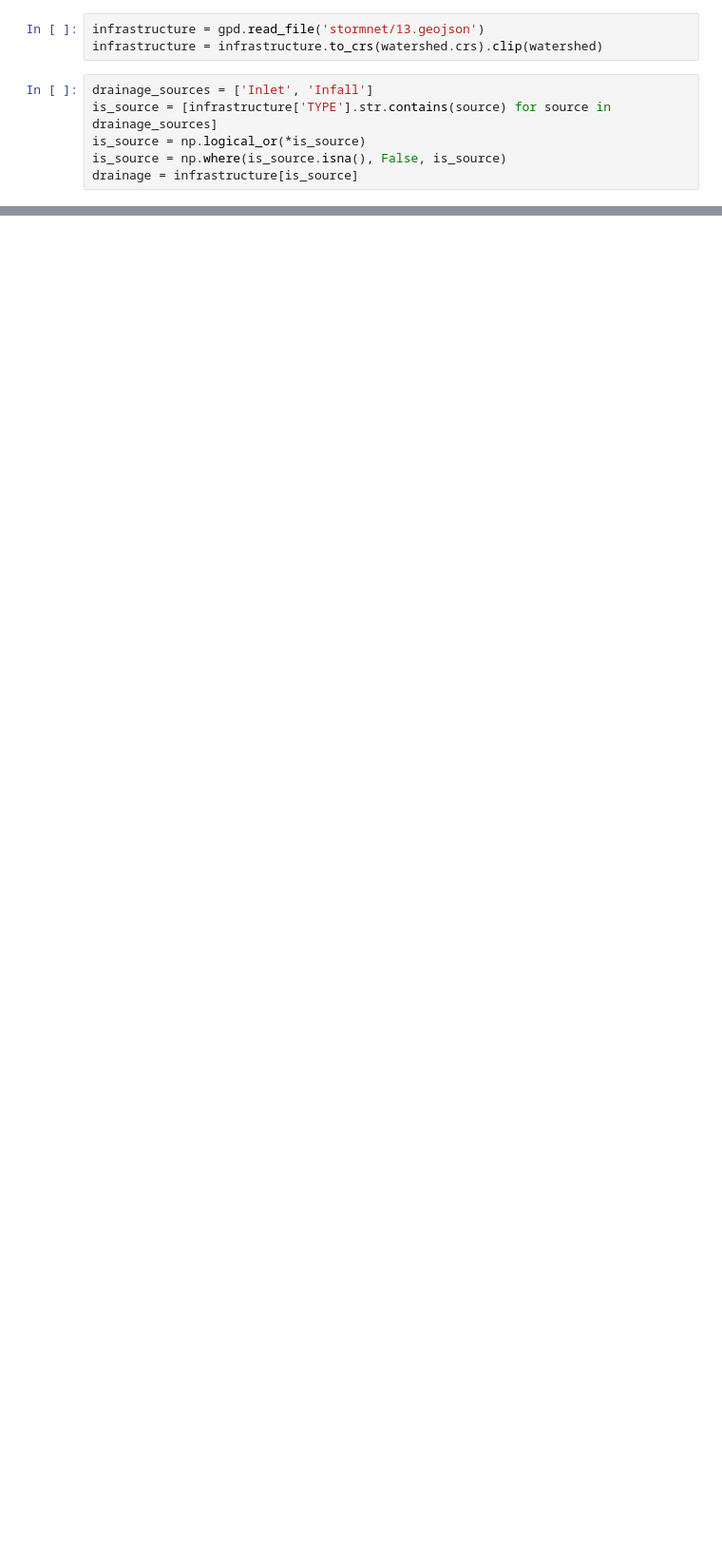
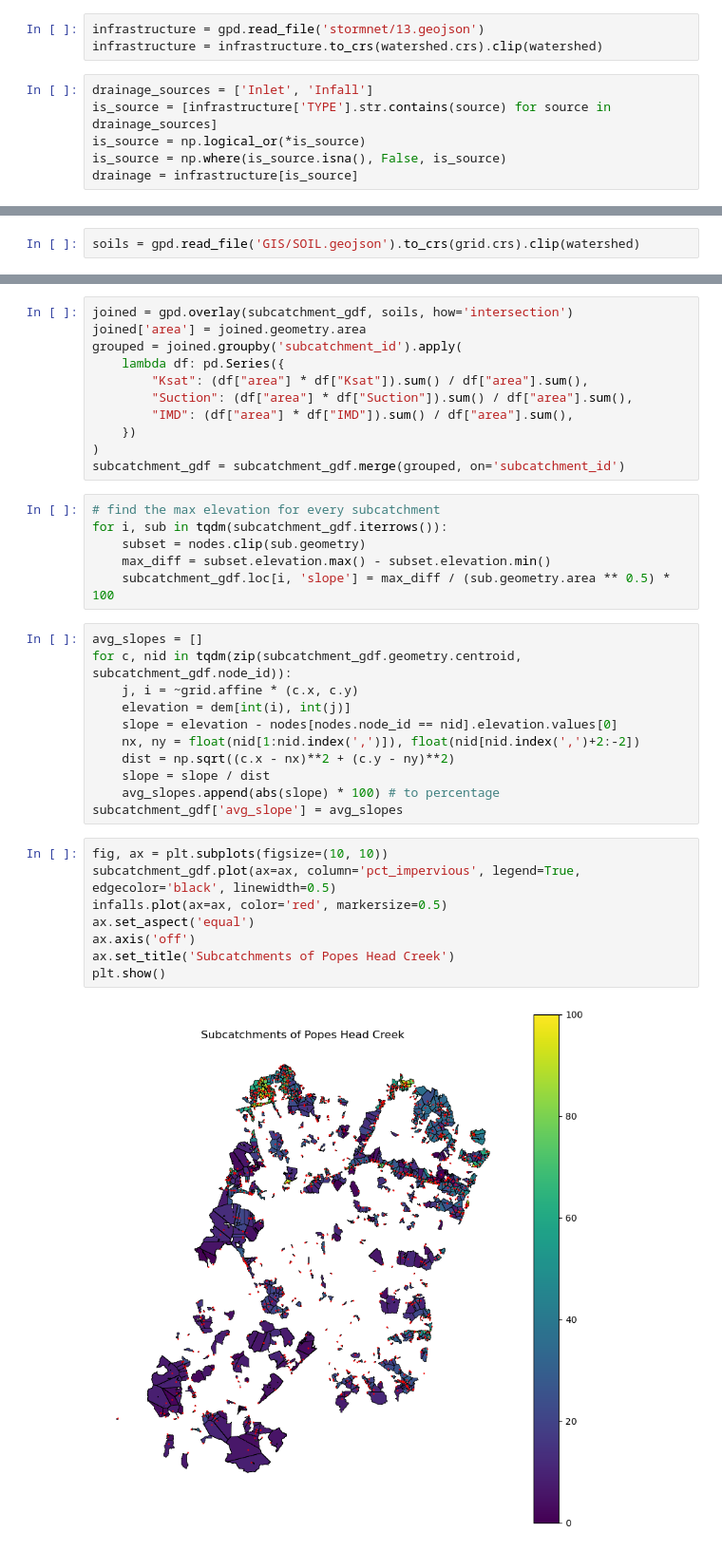
Before and after one commit to tachophobia/FairfaxFloodModeling, a Jupyter notebook: delineate_subcatchments.ipynb, the cells around one changed output, grey strips where cells are left out. Shown at 95% size. Cells and saved outputs as stored; diff of their text form; blank space fills up the shorter version.

Commit message:
two ways of calculating slope

```diff
--- a/delineate_subcatchments.ipynb
+++ b/delineate_subcatchments.ipynb
@@ -137,0 +175,2 @@ gdf.plot()
+# %%
+soils = gpd.read_file('GIS/SOIL.geojson').to_crs(grid.crs).clip(watershed)
@@ -138 +188,39 @@ gdf.plot()
+# %%
+joined = gpd.overlay(subcatchment_gdf, soils, how='intersection')
+joined['area'] = joined.geometry.area
+grouped = joined.groupby('subcatchment_id').apply(
+    lambda df: pd.Series({
+        "Ksat": (df["area"] * df["Ksat"]).sum() / df["area"].sum(),
+        "Suction": (df["area"] * df["Suction"]).sum() / df["area"].sum(),
+        "IMD": (df["area"] * df["IMD"]).sum() / df["area"].sum(),
+    })
+)
+subcatchment_gdf = subcatchment_gdf.merge(grouped, on='subcatchment_id')
+# %%
+# find the max elevation for every subcatchment
+for i, sub in tqdm(subcatchment_gdf.iterrows()):
+    subset = nodes.clip(sub.geometry)
+    max_diff = subset.elevation.max() - subset.elevation.min()
+    subcatchment_gdf.loc[i, 'slope'] = max_diff / (sub.geometry.area ** 0.5) * 100
+# %%
+avg_slopes = []
+for c, nid in tqdm(zip(subcatchment_gdf.geometry.centroid, subcatchment_gdf.node_id)):
+    j, i = ~grid.affine * (c.x, c.y)
+    elevation = dem[int(i), int(j)]
+    slope = elevation - nodes[nodes.node_id == nid].elevation.values[0]
+    nx, ny = float(nid[1:nid.index(',')]), float(nid[nid.index(',')+2:-2])
+    dist = np.sqrt((c.x - nx)**2 + (c.y - ny)**2)
+    slope = slope / dist
+    avg_slopes.append(abs(slope) * 100) # to percentage
+subcatchment_gdf['avg_slope'] = avg_slopes
+# %%
+fig, ax = plt.subplots(figsize=(10, 10))
+subcatchment_gdf.plot(ax=ax, column='pct_impervious', legend=True, edgecolor='black', linewidth=0.5)
+infalls.plot(ax=ax, color='red', markersize=0.5)
+ax.set_aspect('equal')
+ax.axis('off')
+ax.set_title('Subcatchments of Popes Head Creek')
+plt.show()
+# %% [output]
+[figure, added]
 # %%
```
Also changed, not shown: parts of 19 cells of this notebook.
